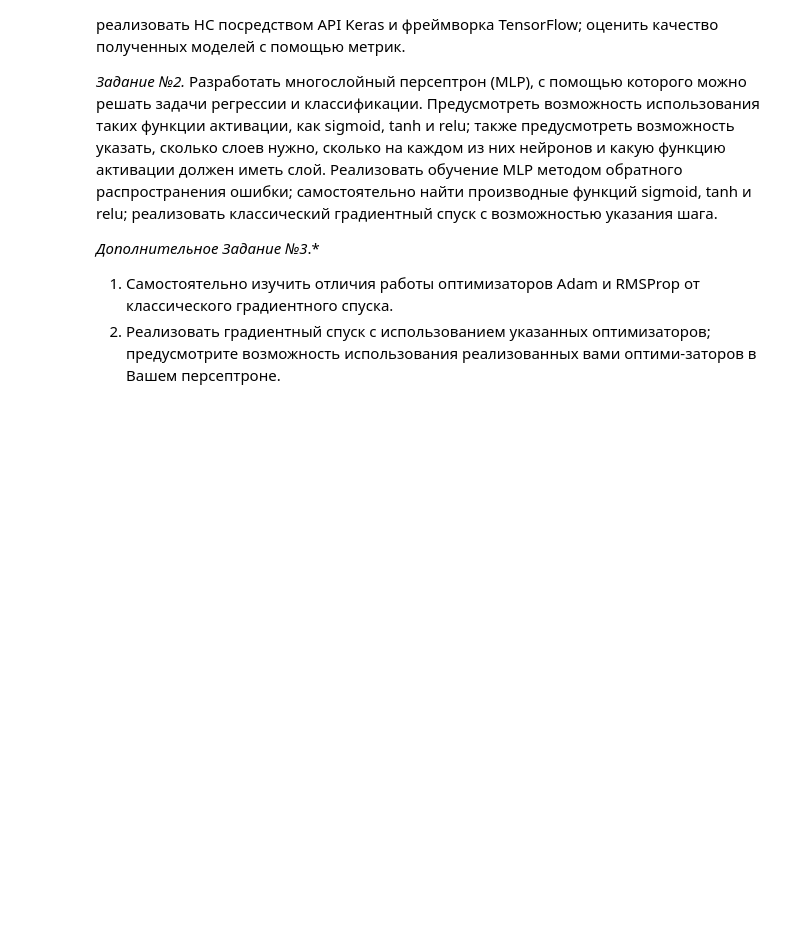
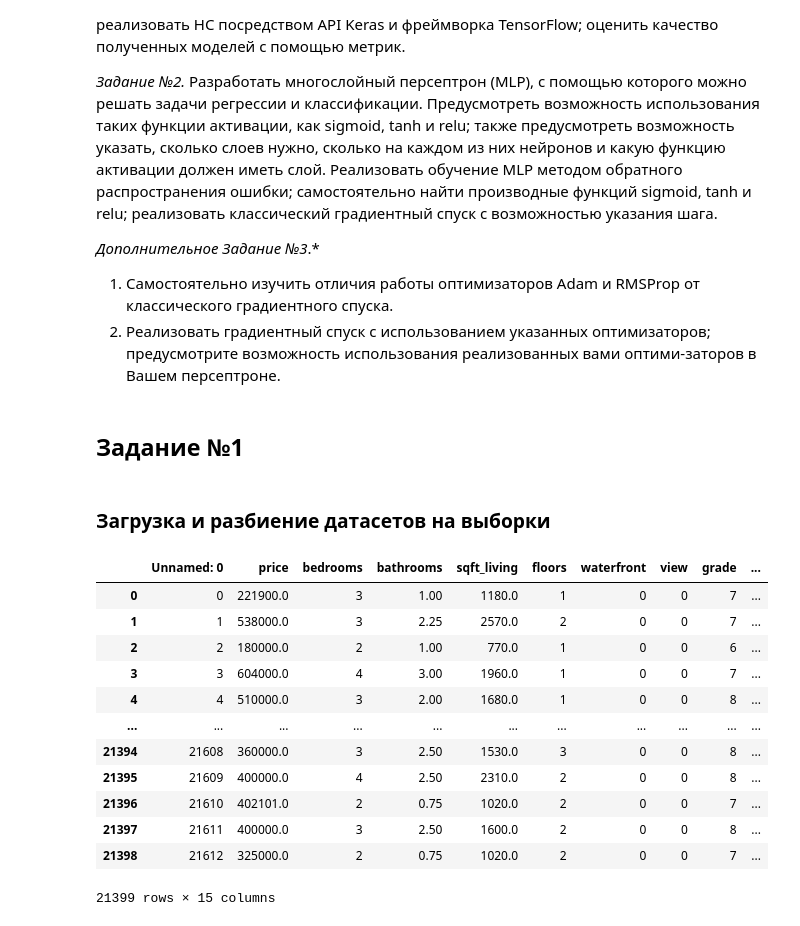
Before and after one commit to vldzgr123/ML2023, a Jupyter notebook: ML_Labs/notes/Lab7Zagrebelnyi.ipynb, the cells around one changed output. Drawn from its saved outputs; the diff is of its cells as text; code cells hidden in the pictures; blank space fills up the shorter version.

```diff
--- a/ML_Labs/notes/Lab7Zagrebelnyi.ipynb
+++ b/ML_Labs/notes/Lab7Zagrebelnyi.ipynb
@@ -21,3 +22,7 @@ from sklearn.metrics import confusion_matrix, classification_report
+# %% [markdown]
+## Задание №1
+# %% [markdown]
+### Загрузка и разбиение датасетов на выборки
 # %%
 data_regression = pd.read_csv("filteredNotes\Lab3.csv")
 data_classification = pd.read_csv("filteredNotes\Lab4.csv")
@@ -26,6 +31,22 @@ y_regression = data_regression["price"]
 X_regression = data_regression.drop(['price', 'Unnamed: 0'], axis=1)
 y_classification = data_classification["bomb_planted"]
 X_classification = data_classification.drop(['bomb_planted', 'Unnamed: 0'], axis=1)
+# %%
+data_regression
+# %% [output]
+|  | Unnamed: 0 | price | bedrooms | bathrooms | sqft_living | floors | waterfront | view | grade | ... |
+| 0 | 0 | 221900.0 | 3 | 1.00 | 1180.0 | 1 | 0 | 0 | 7 | ... |
+| 1 | 1 | 538000.0 | 3 | 2.25 | 2570.0 | 2 | 0 | 0 | 7 | ... |
+| 2 | 2 | 180000.0 | 2 | 1.00 | 770.0 | 1 | 0 | 0 | 6 | ... |
+| 3 | 3 | 604000.0 | 4 | 3.00 | 1960.0 | 1 | 0 | 0 | 7 | ... |
+| 4 | 4 | 510000.0 | 3 | 2.00 | 1680.0 | 1 | 0 | 0 | 8 | ... |
+| ... | ... | ... | ... | ... | ... | ... | ... | ... | ... | ... |
+| 21394 | 21608 | 360000.0 | 3 | 2.50 | 1530.0 | 3 | 0 | 0 | 8 | ... |
+| 21395 | 21609 | 400000.0 | 4 | 2.50 | 2310.0 | 2 | 0 | 0 | 8 | ... |
+| 21396 | 21610 | 402101.0 | 2 | 0.75 | 1020.0 | 2 | 0 | 0 | 7 | ... |
+| 21397 | 21611 | 400000.0 | 3 | 2.50 | 1600.0 | 2 | 0 | 0 | 8 | ... |
+| 21398 | 21612 | 325000.0 | 2 | 0.75 | 1020.0 | 2 | 0 | 0 | 7 | ... |
+21399 rows × 15 columns
 # %%
 (
     X_regression_train,
```
Also changed, not shown: parts of 25 cells of this notebook, 1 other file.
